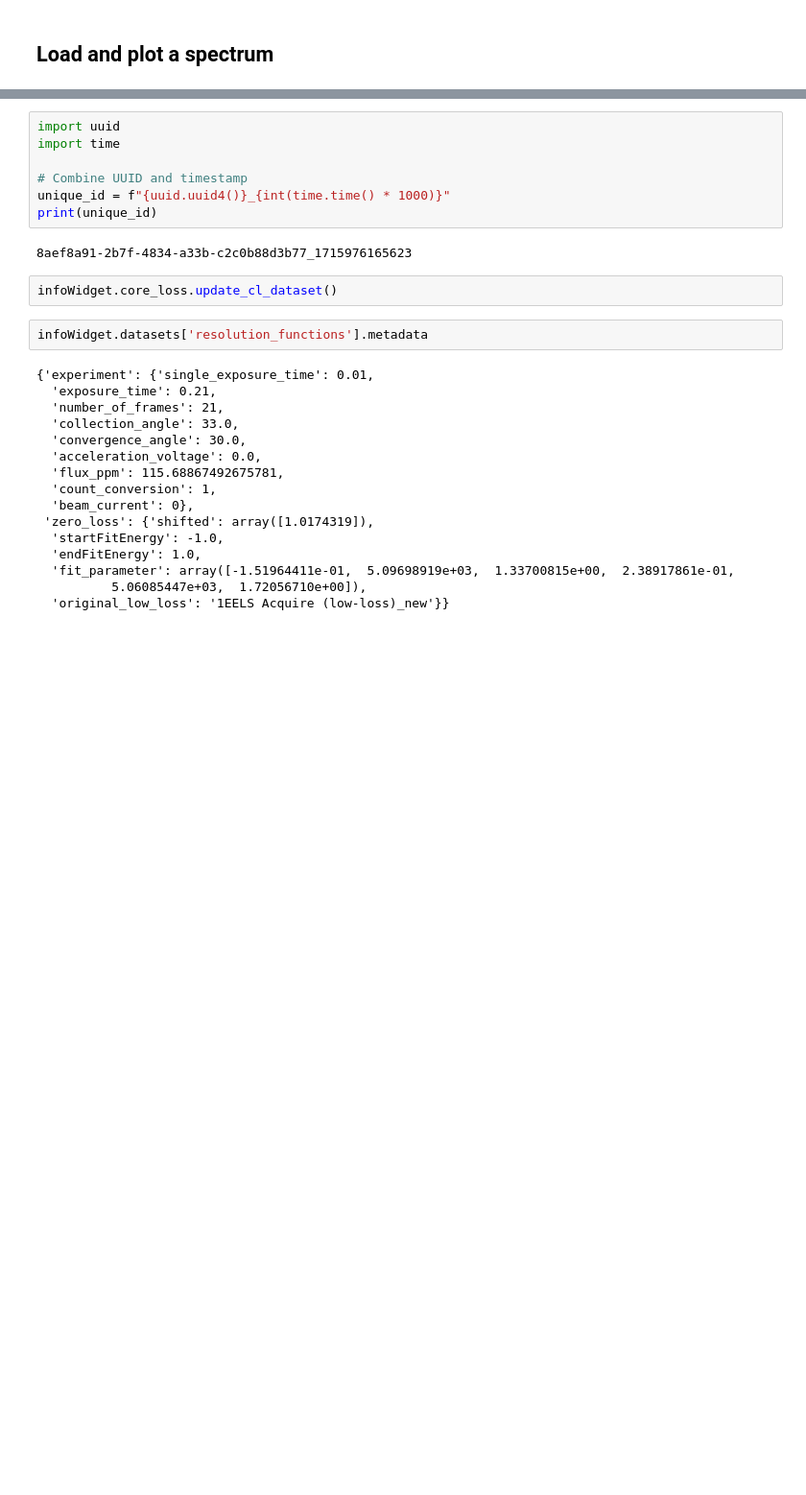
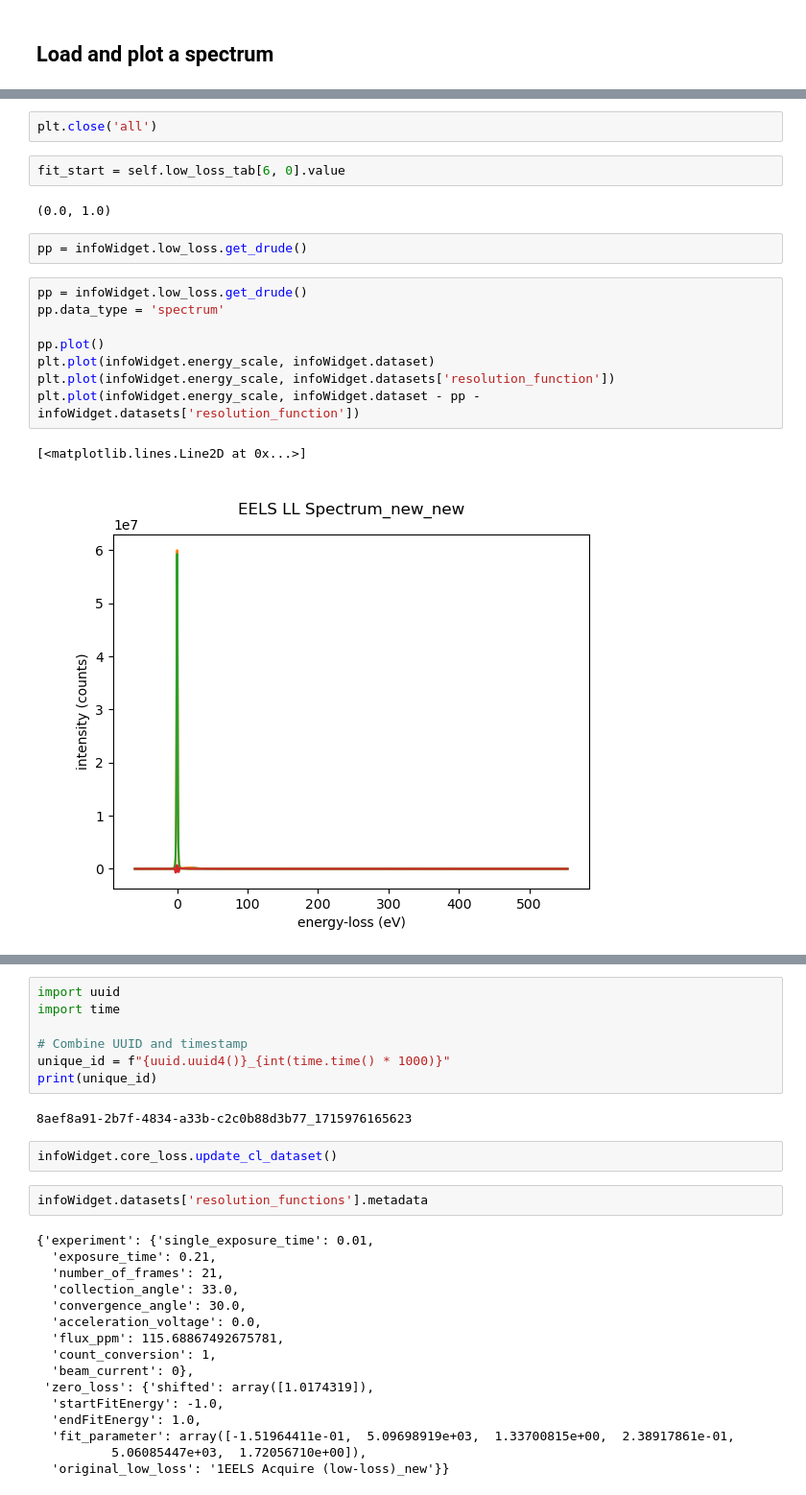
Before and after one commit to pycroscopy/pyTEMlib, a Jupyter notebook: notebooks/Spectroscopy/Analyse_Low_Loss.ipynb, the cells around one changed output, grey strips where cells are left out. Shown at 96% size. Cells and saved outputs as stored; diff of their text form; blank space fills up the shorter version.

Commit message:
EELS Widget
Bug fixes with update

```diff
--- a/notebooks/Spectroscopy/Analyse_Low_Loss.ipynb
+++ b/notebooks/Spectroscopy/Analyse_Low_Loss.ipynb
@@ -120,0 +120,19 @@ AppLayout(children=(Tab(children=(GridspecLayout(children=(Dropdown(description=
+# %%
+plt.close('all')
+# %%
+fit_start = self.low_loss_tab[6, 0].value
+# %% [output]
+(0.0, 1.0)
+# %%
+pp = infoWidget.low_loss.get_drude()
+# %%
+pp = infoWidget.low_loss.get_drude()
+pp.data_type = 'spectrum'
+
+pp.plot()
+plt.plot(infoWidget.energy_scale, infoWidget.dataset)
+plt.plot(infoWidget.energy_scale, infoWidget.datasets['resolution_function'])
+plt.plot(infoWidget.energy_scale, infoWidget.dataset - pp - infoWidget.datasets['resolution_function'])
+# %% [output]
+[<matplotlib.lines.Line2D at 0x...>]
+[figure, added]
```
Also changed, not shown: parts of 48 cells of this notebook, 12 other files.
